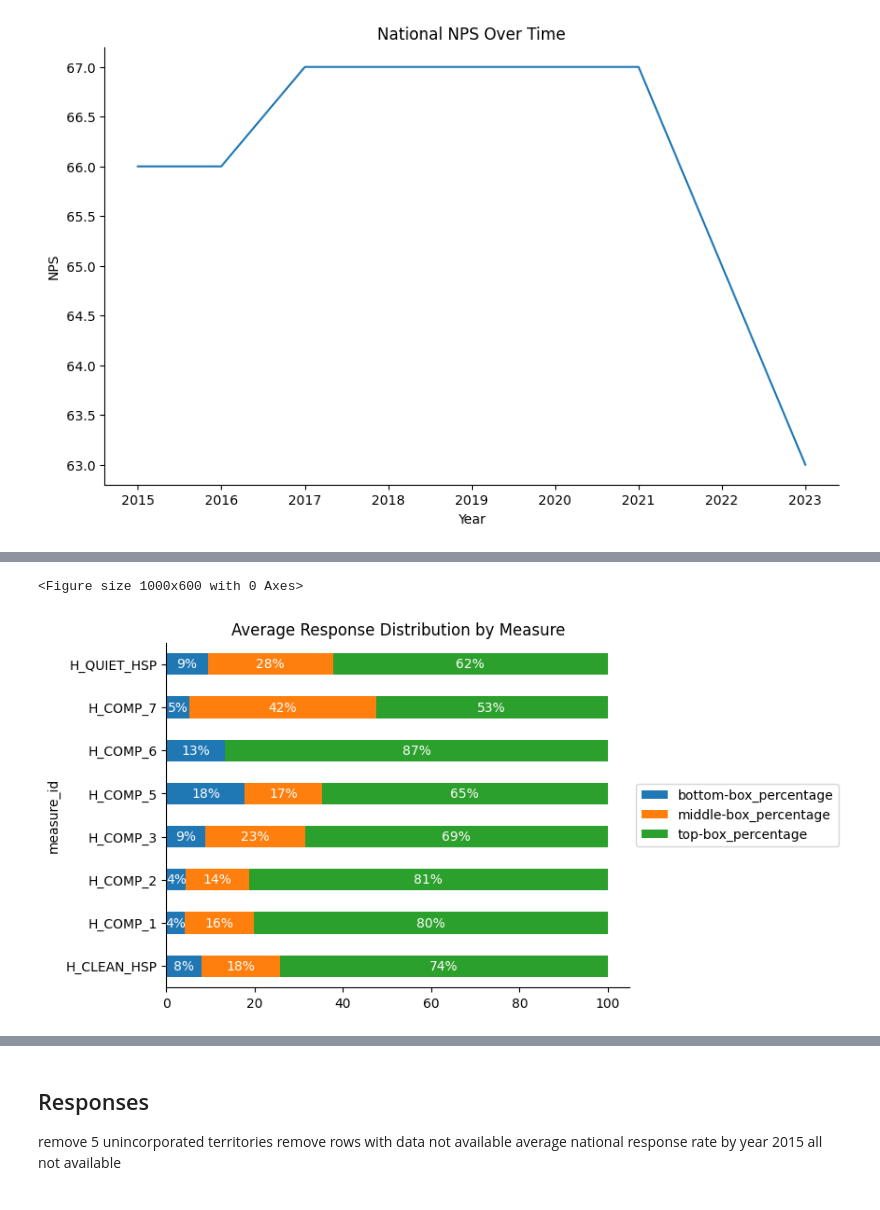
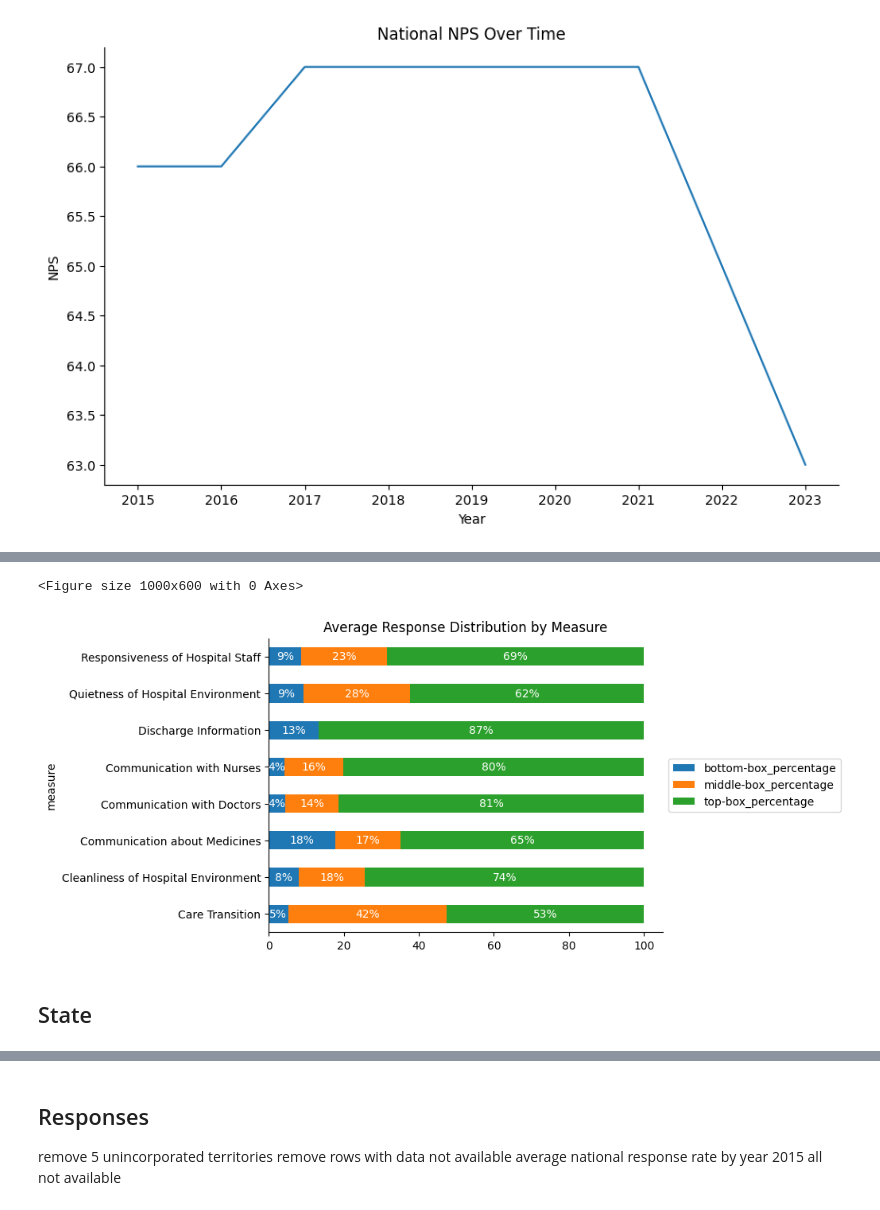
Before and after one commit to andyguo0228/maven_healthcare, a Jupyter notebook: maven_health.ipynb, the cells around one changed output, grey strips where cells are left out. Saved outputs shown, nothing was run; the diff lists cells and outputs as text; code cells hidden in the pictures.

```diff
--- a/maven_health.ipynb
+++ b/maven_health.ipynb
@@ -13,0 +26,16 @@ from shapely.geometry import Polygon
+# %%
+# Load national results into dataframe
+national_results = pd.read_csv('data_tables/national_results.csv')
+
+#Convert release period to datetime
+national_results['Release Period'] = pd.to_datetime(national_results['Release Period'].str.lstrip('07_')).dt.year
+national_results.columns = national_results.columns.str.lower().str.replace(' ', '_')
+national_results['nps'] = national_results['top-box_percentage'] - national_results['bottom-box_percentage']
+
+# Load measures into dataframe
+measures = pd.read_csv('data_tables/measures.csv')
+measures.columns = measures.columns.str.lower().str.replace(' ', '_')
+
+national_results = national_results.merge(measures[['measure_id', 'measure']], on='measure_id', how='left')
+
+national_results
@@ -14,12 +118,2 @@ from shapely.geometry import Polygon
 # %% [markdown]
 ## National Results
-# %%
-
-national_results = pd.read_csv('data_tables/national_results.csv')
-
-#Convert release period to datetime
-national_results['Release Period'] = pd.to_datetime(national_results['Release Period'].str.lstrip('07_'))
-national_results.columns = national_results.columns.str.lower().str.replace(' ', '_')
-national_results['nps'] = national_results['top-box_percentage'] - national_results['bottom-box_percentage']
-
-national_results
@@ -67,29 +153,33 @@ plt.show()
 # %%
-
-average_national_results = national_results.drop(columns=['release_period', 'nps']).groupby('measure_id').mean().reset_index()
-average_national_results = average_national_results[~average_national_results['measure_id'].isin(['H_RECMND', 'H_HSP_RATING'])]
-average_national_results
+# Average bottom, middle, top box percetage of each measure
+national_percentage = national_results[national_results['measure_id'].isin(['H_RECMND', 'H_HSP_RATING']) == False].drop(
+    columns=['release_period', 'measure_id', 'nps']).groupby('measure').mean().reset_index()
+national_percentage
 
 # Average response distribution by measure
 plt.figure(figsize=(10, 6))
-ax = average_national_results.plot(kind='barh', x='measure_id', stacked=True)
+ax = national_percentage.plot(kind='barh',
+                              x='measure',
+                              stacked=True)
 ax.legend(loc='center left', bbox_to_anchor=(1, 0.5))
 plt.title('Average Response Distribution by Measure')
 ax.spines['right'].set_visible(False)
 ax.spines['top'].set_visible(False)
 
 # Annotate the bars
 for p in ax.patches:
     width = p.get_width()
-    if width > 0:  # To avoid annotating bars with 0 width
+    if width > 0:
         ax.text(width/2 + p.get_x(),
                 p.get_y() + p.get_height()/2,
                 '{:.0f}%'.format(width),
                 ha='center',
                 va='center',
                 color='white')
 
 plt.show()
 # %% [output]
 <Figure size 1000x600 with 0 Axes>
-[figure, old version]
+[figure, new version]
+# %% [markdown]
+## State
```
Also changed, not shown: parts of 19 cells of this notebook, 2 other files.
